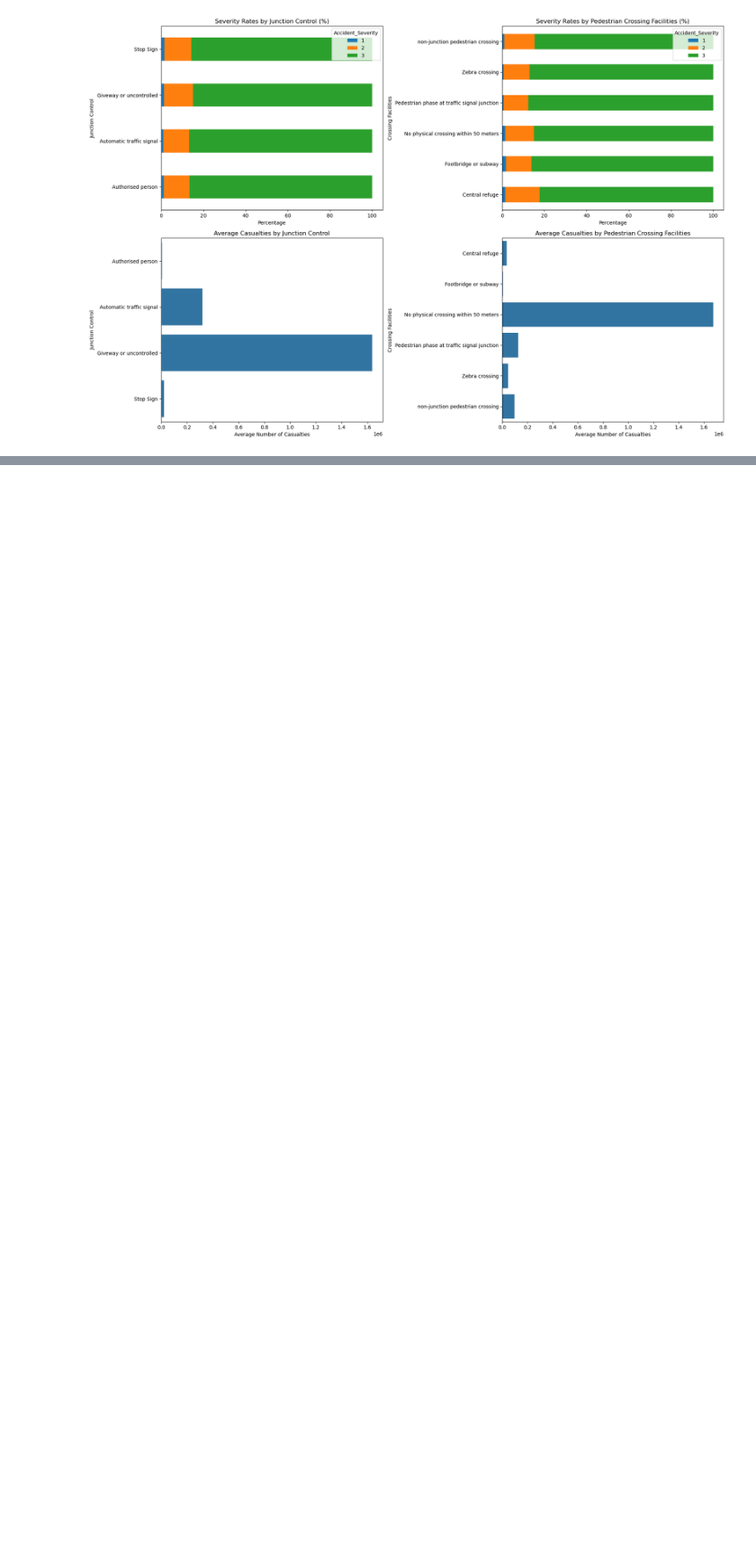
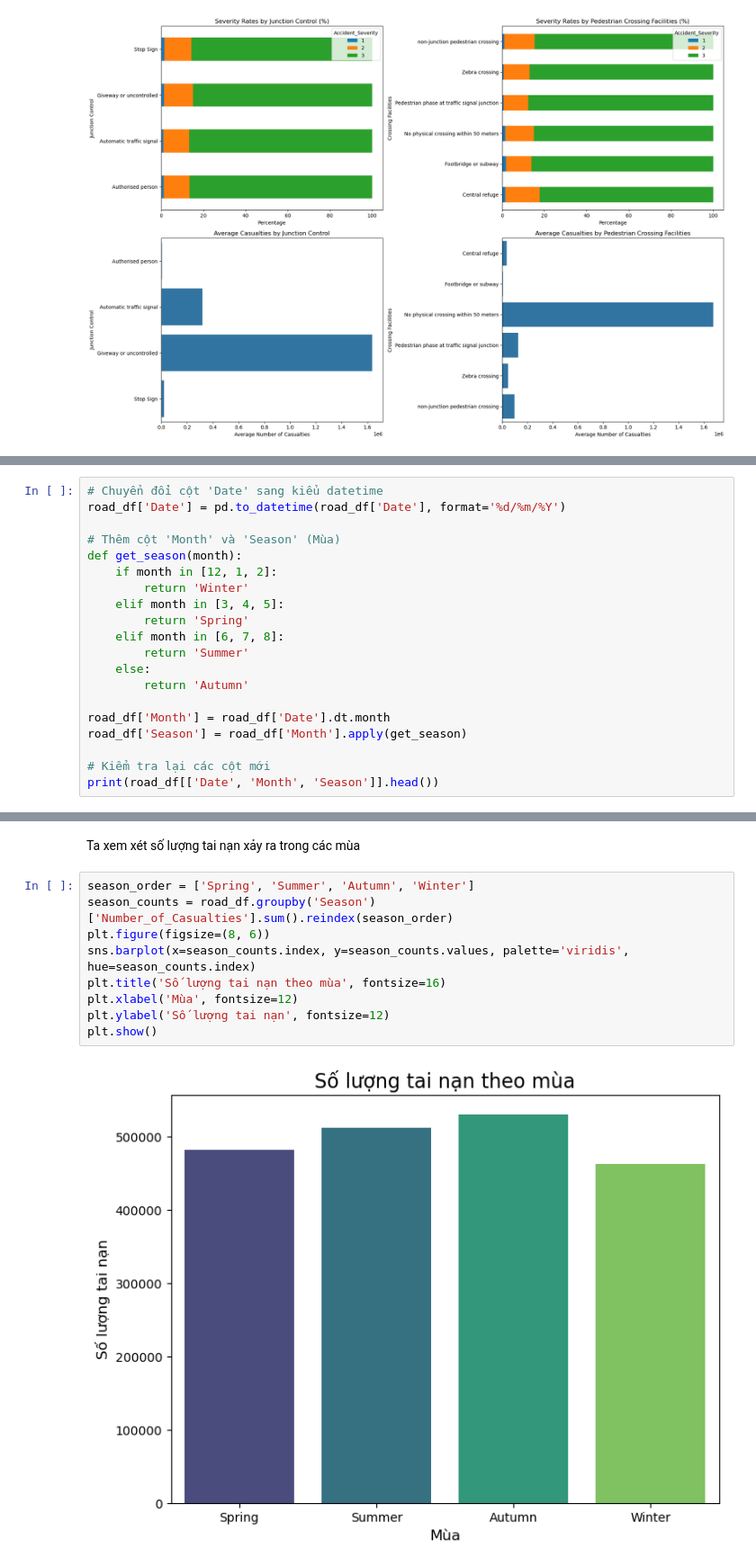
Before and after one commit to KenyaWashed/Road_Accident_Analysis, a Jupyter notebook: Question.ipynb, the cells around one changed output, grey strips where cells are left out. Shown at 90% size. Cells and saved outputs as stored; diff of their text form; blank space fills up the shorter version.

```diff
--- a/Question.ipynb
+++ b/Question.ipynb
@@ -303,0 +340,20 @@ plt.show()
+# %%
+# Chuyển đổi cột 'Date' sang kiểu datetime
+road_df['Date'] = pd.to_datetime(road_df['Date'], format='%d/%m/%Y')
+
+# Thêm cột 'Month' và 'Season' (Mùa)
+def get_season(month):
+    if month in [12, 1, 2]:
+        return 'Winter'
+    elif month in [3, 4, 5]:
+        return 'Spring'
+    elif month in [6, 7, 8]:
+        return 'Summer'
+    else:
+        return 'Autumn'
+
+road_df['Month'] = road_df['Date'].dt.month
+road_df['Season'] = road_df['Month'].apply(get_season)
+
+# Kiểm tra lại các cột mới
+print(road_df[['Date', 'Month', 'Season']].head())
@@ -303,0 +367,13 @@ plt.show()
+# %% [markdown]
+Ta xem xét số lượng tai nạn xảy ra trong các mùa
+# %%
+season_order = ['Spring', 'Summer', 'Autumn', 'Winter']
+season_counts = road_df.groupby('Season')['Number_of_Casualties'].sum().reindex(season_order)
+plt.figure(figsize=(8, 6))
+sns.barplot(x=season_counts.index, y=season_counts.values, palette='viridis', hue=season_counts.index)
+plt.title('Số lượng tai nạn theo mùa', fontsize=16)
+plt.xlabel('Mùa', fontsize=12)
+plt.ylabel('Số lượng tai nạn', fontsize=12)
+plt.show()
+# %% [output]
+[figure, added]
```
Also changed, not shown: parts of 25 cells of this notebook.
